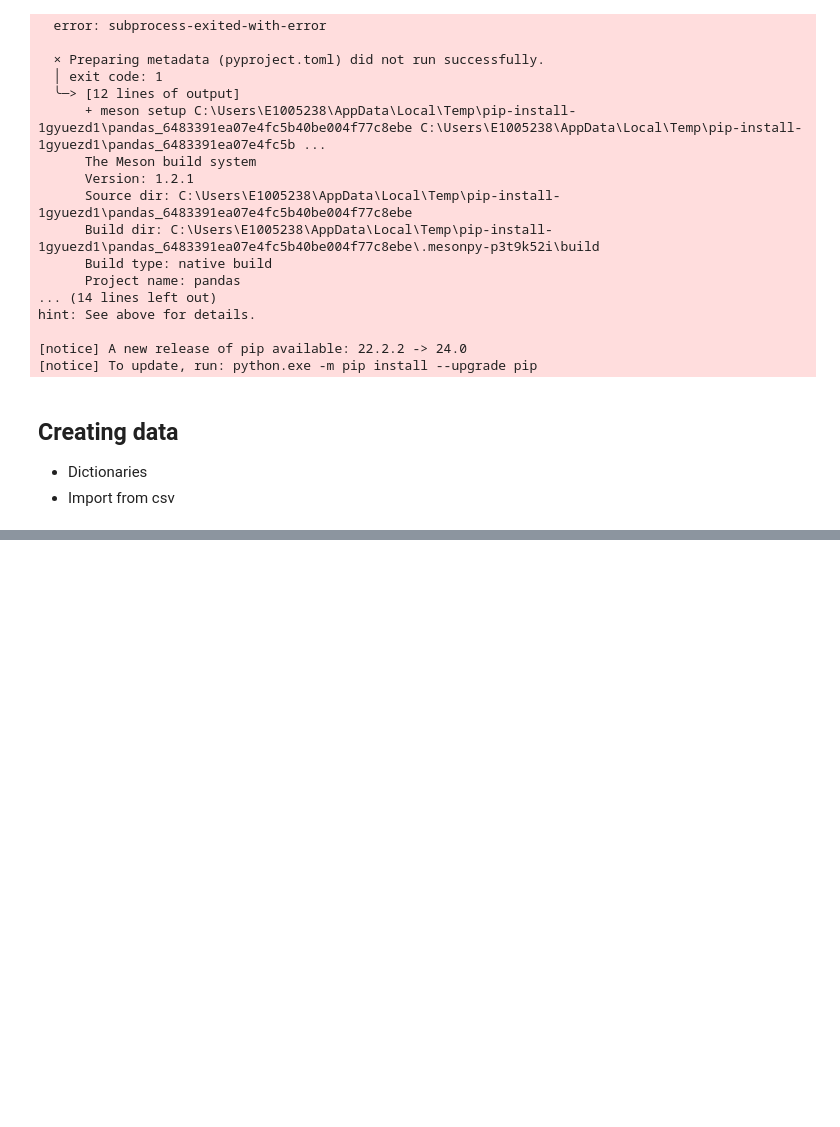
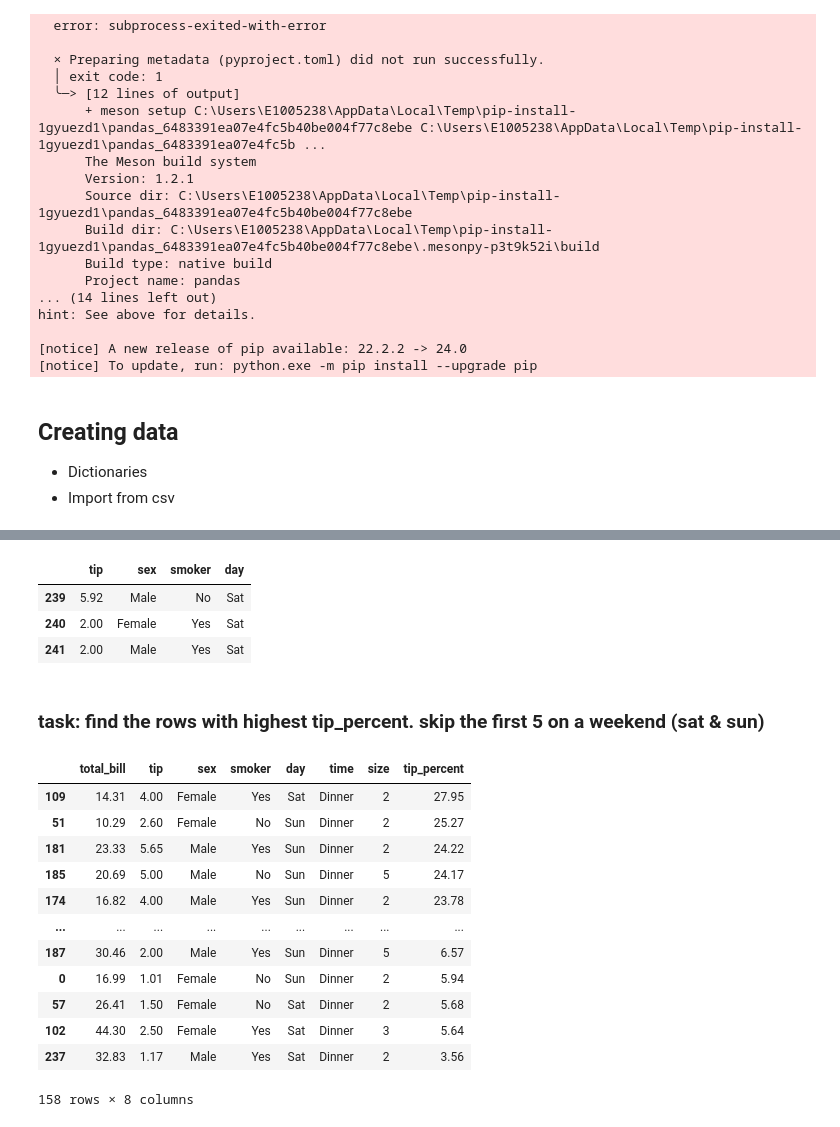
Before and after one commit to DharaKara/python-basics-sanlam, a Jupyter notebook: day16_pandas.ipynb, the cells around one changed output, grey strips where cells are left out. Cells and saved outputs as stored; diff of their text form; code cells hidden in the pictures; blank space fills up the shorter version.

```diff
--- a/day16_pandas.ipynb
+++ b/day16_pandas.ipynb
@@ -46,0 +206,4 @@ Uninstalling numpy-1.26.4:
+# %%
+tips_df = pd.read_csv('tips.csv')
+large_parties = tips_df[(tips_df['total_bill'] >= 35) | (tips_df['size'] >= 5)]
+large_parties
@@ -46,0 +268,9 @@ Uninstalling numpy-1.26.4:
+# %%
+tips_df.tail(6).loc[239:241, 'tip']
+tips_df.tail(6).loc[239:241, ['tip','size']]
+tips_df.tail(6).loc[239:241, 'tip':'day']
+# %% [output]
+|  | tip | sex | smoker | day |
+| 239 | 5.92 | Male | No | Sat |
+| 240 | 2.00 | Female | Yes | Sat |
+| 241 | 2.00 | Male | Yes | Sat |
@@ -46,0 +279,20 @@ Uninstalling numpy-1.26.4:
+# %% [markdown]
+### task: find the rows with highest tip_percent. skip the first 5 on a weekend (sat & sun)
+# %%
+tips_df['tip_percent'] = round(((tips_df['tip'] / tips_df['total_bill']) * 100),2)
+weekends = tips_df[tips_df['day'].isin(['Sun', 'Sat'])].sort_values(by='tip_percent', ascending=False).iloc[5:]
+weekends
+# %% [output]
+|  | total_bill | tip | sex | smoker | day | time | size | tip_percent |
+| 109 | 14.31 | 4.00 | Female | Yes | Sat | Dinner | 2 | 27.95 |
+| 51 | 10.29 | 2.60 | Female | No | Sun | Dinner | 2 | 25.27 |
+| 181 | 23.33 | 5.65 | Male | Yes | Sun | Dinner | 2 | 24.22 |
+| 185 | 20.69 | 5.00 | Male | No | Sun | Dinner | 5 | 24.17 |
+| 174 | 16.82 | 4.00 | Male | Yes | Sun | Dinner | 2 | 23.78 |
+| ... | ... | ... | ... | ... | ... | ... | ... | ... |
+| 187 | 30.46 | 2.00 | Male | Yes | Sun | Dinner | 5 | 6.57 |
+| 0 | 16.99 | 1.01 | Female | No | Sun | Dinner | 2 | 5.94 |
+| 57 | 26.41 | 1.50 | Female | No | Sat | Dinner | 2 | 5.68 |
+| 102 | 44.30 | 2.50 | Female | Yes | Sat | Dinner | 3 | 5.64 |
+| 237 | 32.83 | 1.17 | Male | Yes | Sat | Dinner | 2 | 3.56 |
+158 rows × 8 columns
```
Also changed, not shown: parts of 32 cells of this notebook, 1 other file.
